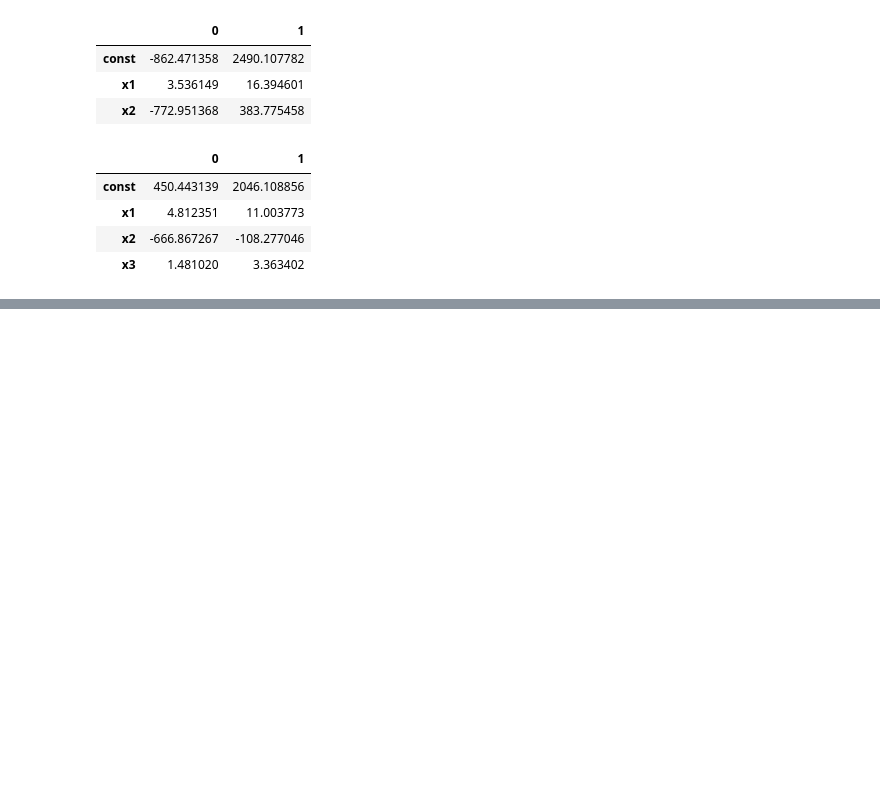
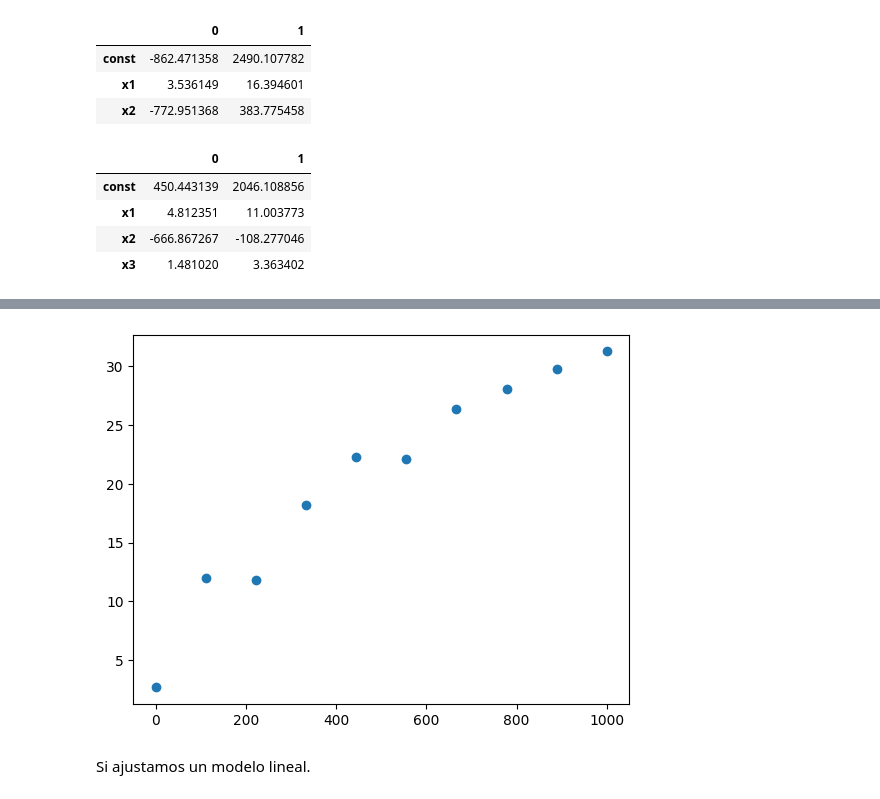
Before and after one commit to ivannpy/estadistica2_2023-2, a Jupyter notebook: MultipleRegression/RegresionMultiple.ipynb, the cells around one changed output, grey strips where cells are left out. Saved outputs shown, nothing was run; the diff lists cells and outputs as text; code cells hidden in the pictures; blank space fills up the shorter version.

```diff
--- a/MultipleRegression/RegresionMultiple.ipynb
+++ b/MultipleRegression/RegresionMultiple.ipynb
@@ -869,0 +894,11 @@ results_5.conf_int()
+# %%
+n = 10
+np.random.seed(10)
+x = np.linspace(0, 1000, n)
+y = np.sqrt(x) + np.random.normal(loc=0, scale=2, size=n)
+# %%
+plt.scatter(x, y);
+# %% [output]
+[figure, added]
+# %% [markdown]
+Si ajustamos un modelo lineal.
```
Also changed, not shown: parts of 27 cells of this notebook.
